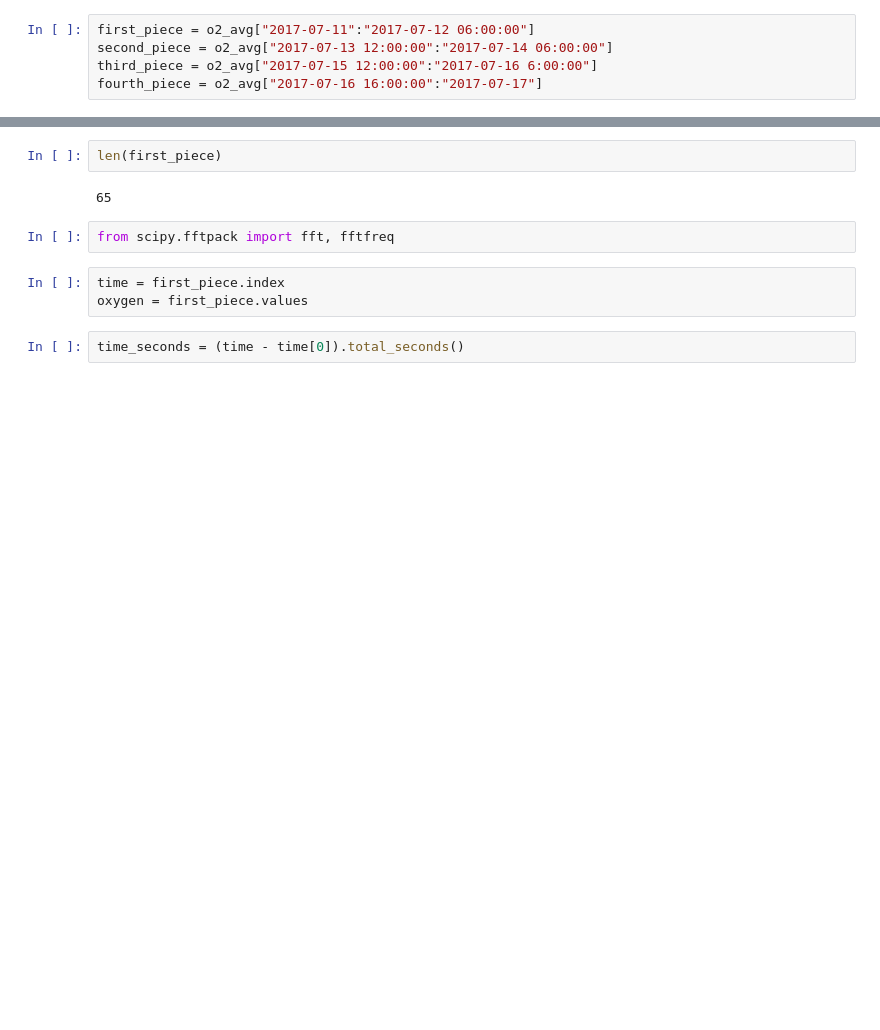
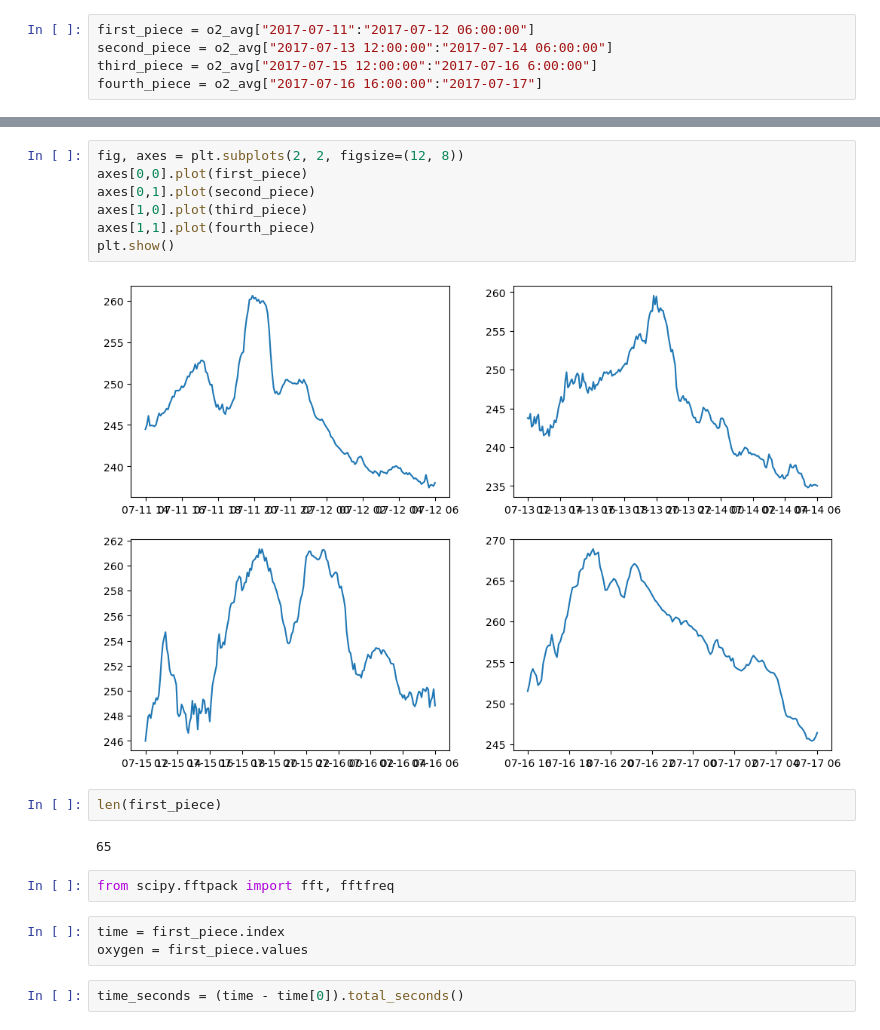
Before and after one commit to rzv09/smores_proj, a Jupyter notebook: src/analysis.ipynb, the cells around one changed output, grey strips where cells are left out. Cells and saved outputs as stored; diff of their text form; blank space fills up the shorter version.

```diff
--- a/src/analysis.ipynb
+++ b/src/analysis.ipynb
@@ -154,3 +145,12 @@ Freq: 15min, Name: O2_avg, dtype: float64
+# %%
+fig, axes = plt.subplots(2, 2, figsize=(12, 8))
+axes[0,0].plot(first_piece)
+axes[0,1].plot(second_piece)
+axes[1,0].plot(third_piece)
+axes[1,1].plot(fourth_piece)
+plt.show()
+# %% [output]
+[figure, added]
 # %%
 len(first_piece)
 # %% [output]
```
Also changed, not shown: parts of 4 cells of this notebook, 5 other files.
